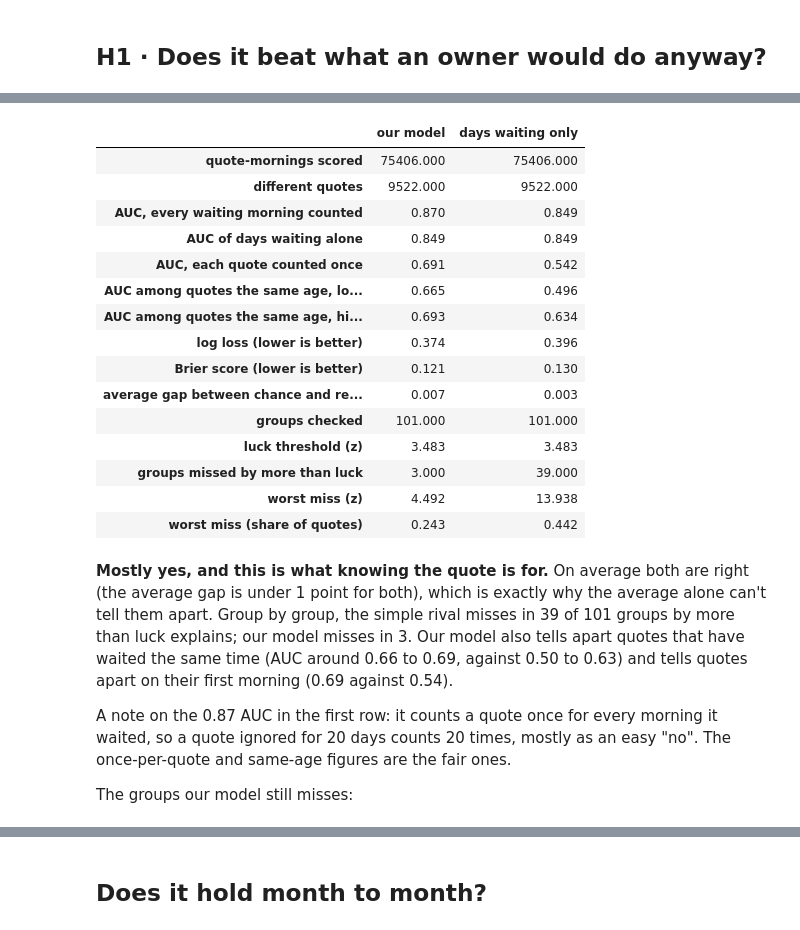
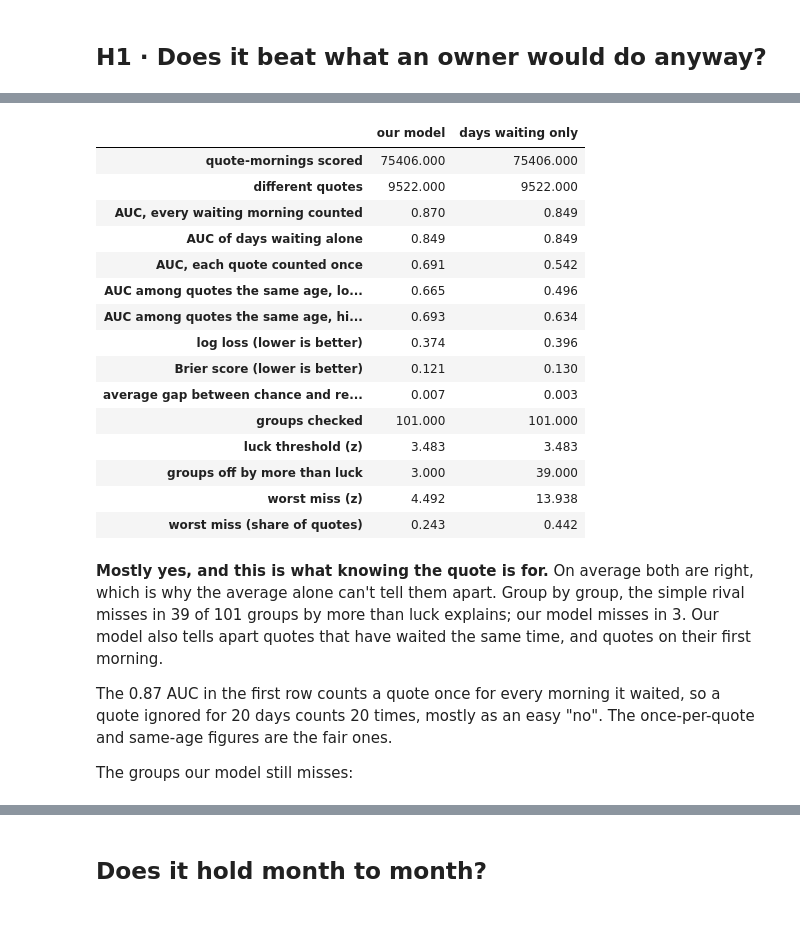
Before and after one commit to saman-rahbar/quote-followup, a Jupyter notebook: notebooks/05_testing_the_hypotheses.ipynb, the cells around one changed output, grey strips where cells are left out. Drawn from its saved outputs; the diff is of its cells as text; code cells hidden in the pictures.

```diff
--- a/notebooks/05_testing_the_hypotheses.ipynb
+++ b/notebooks/05_testing_the_hypotheses.ipynb
@@ -156,44 +129,30 @@ Both our model and the simple rival, scored on the same quotes and mornings.
-# %%
-predictions = result.predictions
-plain = {
-    "quote_mornings": "quote-mornings scored", "quotes": "different quotes",
-    "auc_pooled": "AUC, every waiting morning counted", "auc_pooled_age_only": "AUC of days waiting alone",
-    "auc_first_morning": "AUC, each quote counted once", "auc_within_age_band_min": "AUC among quotes the same age, lowest",
-    "auc_within_age_band_max": "AUC among quotes the same age, highest", "log_loss": "log loss (lower is better)",
-    "brier": "Brier score (lower is better)", "expected_calibration_error": "average gap between chance and reality",
-    "subgroup_cells": "groups checked", "subgroup_z_threshold": "luck threshold (z)",
-    "subgroup_cells_beyond": "groups missed by more than luck", "subgroup_max_abs_z": "worst miss (z)",
-    "subgroup_max_abs_gap": "worst miss (share of quotes)",
-}
-quality = pd.DataFrame({"our model": backtest.prediction_quality(predictions),
-                        "days waiting only": backtest.prediction_quality(predictions.assign(p_now=predictions["p_age_only"]))})
-display(quality.rename(index=plain).round(3))
-# %% [output]
-|  | our model | days waiting only |
-| quote-mornings scored | 75406.000 | 75406.000 |
-| different quotes | 9522.000 | 9522.000 |
-| AUC, every waiting morning counted | 0.870 | 0.849 |
-| AUC of days waiting alone | 0.849 | 0.849 |
-| AUC, each quote counted once | 0.691 | 0.542 |
-| AUC among quotes the same age, lo... | 0.665 | 0.496 |
-| AUC among quotes the same age, hi... | 0.693 | 0.634 |
-| log loss (lower is better) | 0.374 | 0.396 |
-| Brier score (lower is better) | 0.121 | 0.130 |
-| average gap between chance and re... | 0.007 | 0.003 |
-| groups checked | 101.000 | 101.000 |
-| luck threshold (z) | 3.483 | 3.483 |
-| groups missed by more than luck | 3.000 | 39.000 |
-| worst miss (z) | 4.492 | 13.938 |
-| worst miss (share of quotes) | 0.243 | 0.442 |
+# %%
+backtest.for_people(ev.quality).round(3)
+# %% [output]
+|  | our model | days waiting only |
+| quote-mornings scored | 75406.000 | 75406.000 |
+| different quotes | 9522.000 | 9522.000 |
+| AUC, every waiting morning counted | 0.870 | 0.849 |
+| AUC of days waiting alone | 0.849 | 0.849 |
+| AUC, each quote counted once | 0.691 | 0.542 |
+| AUC among quotes the same age, lo... | 0.665 | 0.496 |
+| AUC among quotes the same age, hi... | 0.693 | 0.634 |
+| log loss (lower is better) | 0.374 | 0.396 |
+| Brier score (lower is better) | 0.121 | 0.130 |
+| average gap between chance and re... | 0.007 | 0.003 |
+| groups checked | 101.000 | 101.000 |
+| luck threshold (z) | 3.483 | 3.483 |
+| groups off by more than luck | 3.000 | 39.000 |
+| worst miss (z) | 4.492 | 13.938 |
+| worst miss (share of quotes) | 0.243 | 0.442 |
 # %% [markdown]
-**Mostly yes, and this is what knowing the quote is for.** On average both are right (the average
-gap is under 1 point for both), which is exactly why the average alone can't tell them apart.
-Group by group, the simple rival misses in 39 of 101 groups by more than luck explains; our model
-misses in 3. Our model also tells apart quotes that have waited the same time (AUC around 0.66 to
-0.69, against 0.50 to 0.63) and tells quotes apart on their first morning (0.69 against 0.54).
+**Mostly yes, and this is what knowing the quote is for.** On average both are right, which is why
+the average alone can't tell them apart. Group by group, the simple rival misses in 39 of 101 groups
+by more than luck explains; our model misses in 3. Our model also tells apart quotes that have
+waited the same time, and quotes on their first morning.
 
-A note on the 0.87 AUC in the first row: it counts a quote once for every morning it waited, so a
-quote ignored for 20 days counts 20 times, mostly as an easy "no". The once-per-quote and
-same-age figures are the fair ones.
+The 0.87 AUC in the first row counts a quote once for every morning it waited, so a quote ignored for
+20 days counts 20 times, mostly as an easy "no". The once-per-quote and same-age figures are the
+fair ones.
 
 The groups our model still misses:
```
Also changed, not shown: parts of 29 cells of this notebook, 46 other files.
